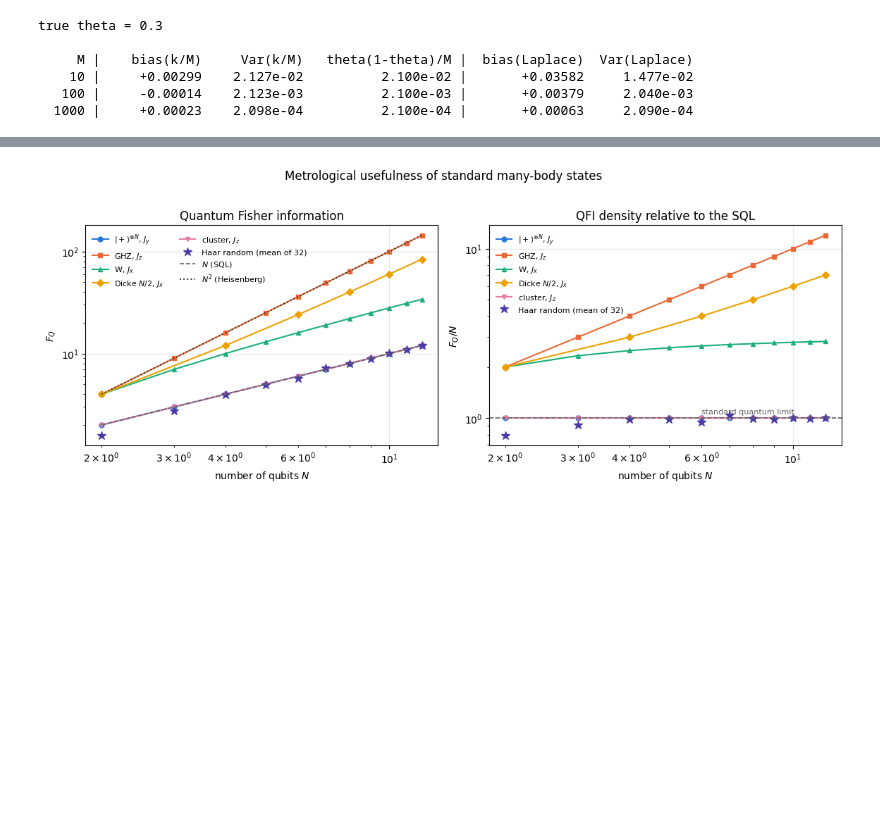
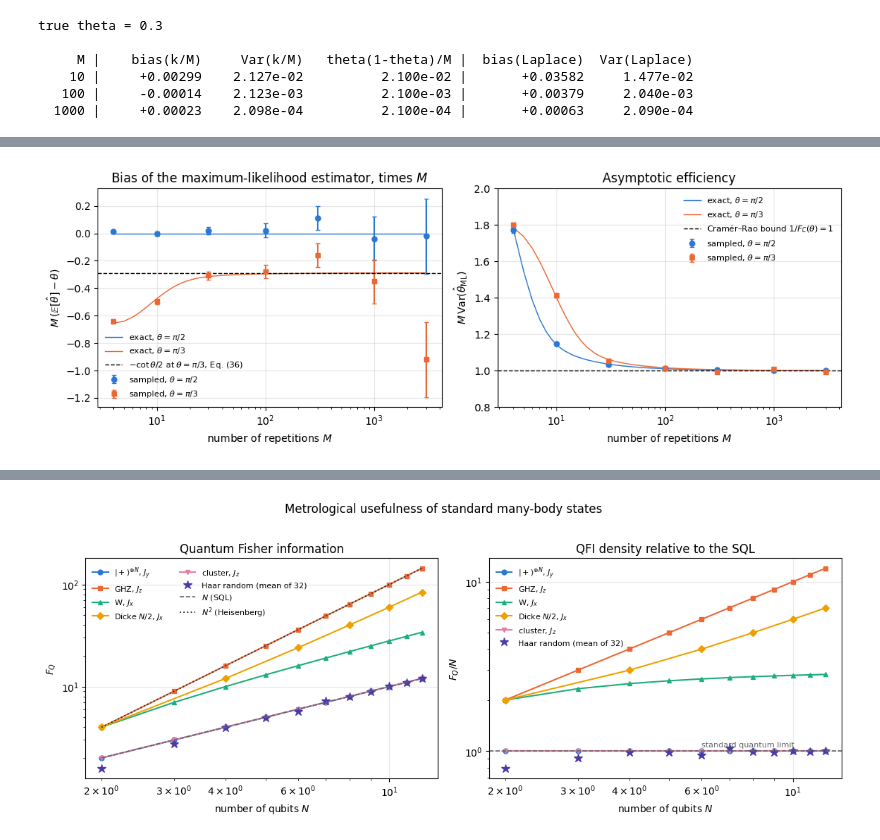
Before and after one commit to MarcinPlodzien/quantum-many-body-simulation, a Jupyter notebook: ch10_quantum_metrology_protocols/29_quantum_fisher_information.ipynb, the cells around one changed output, grey strips where cells are left out. Drawn from its saved outputs; the diff is of its cells as text; code cells hidden in the pictures; blank space fills up the shorter version.

Commit message:
Notebook 29 rebuilt on the estimation-theory foundation; pointers updated; notebooks in canonical JSON layout

```diff
--- a/ch10_quantum_metrology_protocols/29_quantum_fisher_information.ipynb
+++ b/ch10_quantum_metrology_protocols/29_quantum_fisher_information.ipynb
@@ -1461,0 +1218,28 @@ analytic checks passed:  W -> 3N-2 = 22   Dicke(N/2) -> N(N+2)/2 = 40
+# %%
+# ==============================================================================
+# FIGURE: convergence of the maximum-likelihood estimator to the Cramer-Rao bound
+# ==============================================================================
+fig, axes = plt.subplots(1, 2, figsize=(11.0, 4.0))
+Ms = np.array(M_GRID, dtype=float)
+Mfine = np.unique(np.round(np.logspace(np.log10(4), np.log10(3000), 60)).astype(int))
+for j, (theta, lab) in enumerate(zip(THETA_LIST, (r"\pi/2", r"\pi/3"))):
+    r = np.array(ml_rows[theta])
+    exact_fine = np.array([ml_exact_moments(theta, int(M)) for M in Mfine])
+    axes[0].errorbar(Ms, Ms * r[:, 1], yerr=Ms * r[:, 2], fmt=MARKERS[j], color=PALETTE[j], ms=5, capsize=2,
+                     label=rf"sampled, $\theta={lab}$")
+    axes[0].plot(Mfine, Mfine * exact_fine[:, 0], "-", color=PALETTE[j], lw=1, label=rf"exact, $\theta={lab}$")
+    axes[1].errorbar(Ms, r[:, 3], yerr=r[:, 4], fmt=MARKERS[j], color=PALETTE[j], ms=5, capsize=2,
+                     label=rf"sampled, $\theta={lab}$")
+    axes[1].plot(Mfine, Mfine * exact_fine[:, 1], "-", color=PALETTE[j], lw=1, label=rf"exact, $\theta={lab}$")
+axes[0].axhline(-0.5 / np.tan(np.pi / 3), color="k", ls="--", lw=1, label=r"$-\cot\theta/2$ at $\theta=\pi/3$, Eq. (36)")
+axes[0].set_xscale("log")
+axes[0].set_xlabel("number of repetitions $M$"); axes[0].set_ylabel(r"$M\,(\mathbb{E}[\hat\theta]-\theta)$")
+axes[0].set_title("Bias of the maximum-likelihood estimator, times $M$"); axes[0].legend(fontsize=8)
+axes[1].axhline(1.0, color="k", ls="--", lw=1, label=r"Cramér–Rao bound $1/F_C(\theta)=1$")
+axes[1].set_xscale("log")
+axes[1].set_xlabel("number of repetitions $M$"); axes[1].set_ylabel(r"$M\,\mathrm{Var}(\hat\theta_{\rm ML})$")
+axes[1].set_ylim(0.8, 2.0)
+axes[1].set_title("Asymptotic efficiency"); axes[1].legend(fontsize=8)
+fig.tight_layout(); plt.show()
+# %% [output]
+[figure, added]
```
Also changed, not shown: parts of 84 cells of this notebook, 31 other files.
